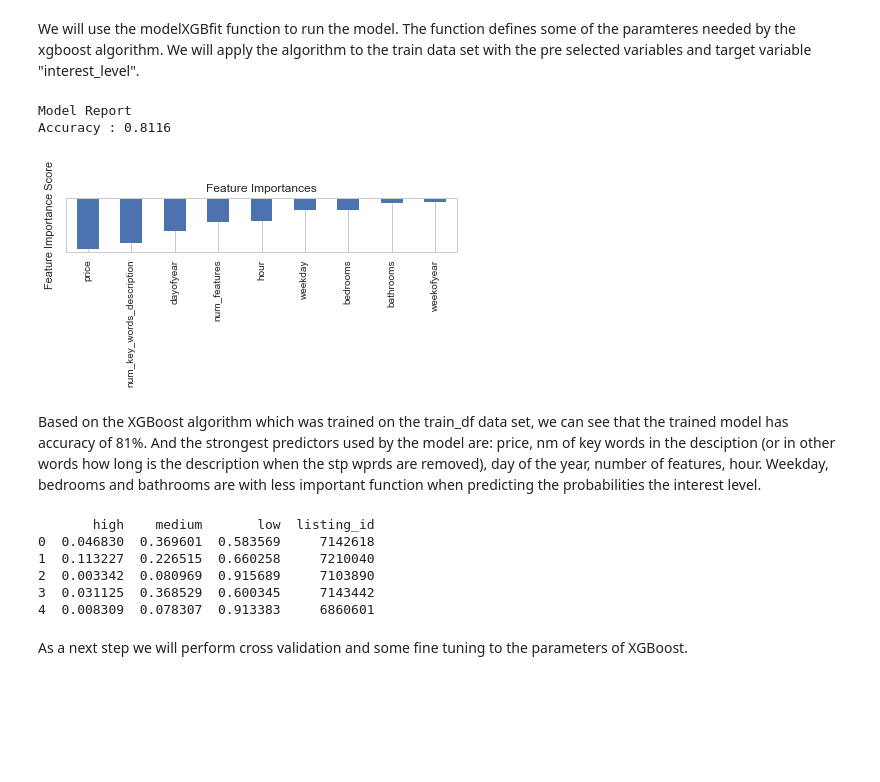
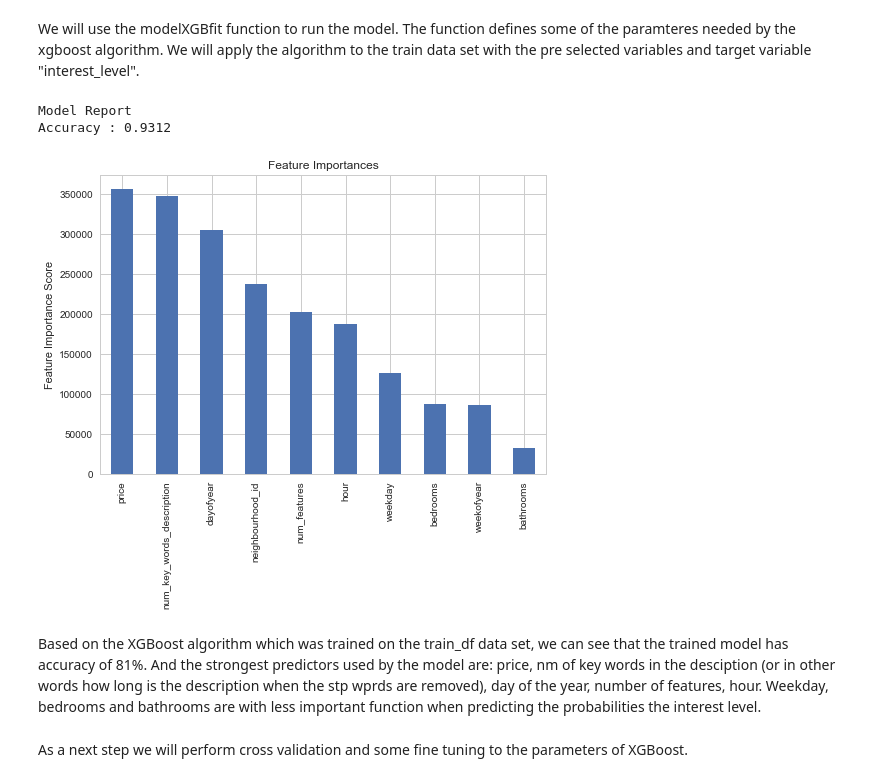
Before and after one commit to data-space/class-rent, a Jupyter notebook: XGBoost algorithm - Sev Lazarova.ipynb, the cells around one changed output. Saved outputs shown, nothing was run; the diff lists cells and outputs as text; code cells hidden in the pictures; blank space fills up the shorter version.

```diff
--- a/XGBoost algorithm - Sev Lazarova.ipynb
+++ b/XGBoost algorithm - Sev Lazarova.ipynb
@@ -90,3 +90,13 @@ for num in range(0, test_df.shape[0]):
         neighbourhood_ls += ["Other"]
 
 test_df['neighbourhood'] = pd.Series(neighbourhood_ls, index=test_df.index)
+# %%
+unique_neighbourhoods_arr = np.sort(test_df['neighbourhood'].unique())
+unique_neighbourhoods_dict = dict(enumerate(np.sort(unique_neighbourhoods_arr)))
+#unique_neighbourhoods_dict.iteritems()
+unique_neighbourhoods_dict = dict((y,x) for (x,y) in unique_neighbourhoods_dict.items())
+#print(unique_neighbourhoods_dict)
+train_df['neighbourhood_id'] = train_df['neighbourhood'].map(unique_neighbourhoods_dict)
+test_df['neighbourhood_id'] = test_df['neighbourhood'].map(unique_neighbourhoods_dict)
+
+print(train_df.shape)
@@ -197,15 +218,15 @@ def modelXGBfit(alg, train_df, test_df, predictors, target, target_num_map, cv_f
 We will use the modelXGBfit function to run the model. The function defines some of the paramteres needed by the xgboost algorithm. We will apply the algorithm to the train data set with the pre selected variables and target variable "interest_level".
 # %%
 selected_vars  = ["bathrooms", "bedrooms", "price", "num_features", "num_key_words_description",
-                   "dayofyear", "weekofyear", "weekday", "hour"]
+                   "dayofyear", "weekofyear", "weekday", "hour", "neighbourhood_id"]
 target = "interest_level"
 target_num_map = {'high':0, 'medium':1, 'low':2}
 
 test_prediction, test_predprob, alg = modelXGBfit (alg, train_df, test_df, selected_vars, target, target_num_map)
 # %% [output]
 Model Report
-Accuracy : 0.8116
+Accuracy : 0.9312
-[figure, old version]
+[figure, new version]
 # %% [markdown]
 Based on the XGBoost algorithm which was trained on the train_df data set, we can see that the trained model has accuracy of 81%. And the strongest predictors used by the model are: price, nm of key words in the desciption (or in other words how long is the description when the stp wprds are removed), day of the year, number of features, hour. Weekday, bedrooms and bathrooms are with less important function when predicting the probabilities the interest level.
 # %%
@@ -213,13 +234,6 @@ out_df = pd.DataFrame(test_predprob)
 out_df.columns = ["high", "medium", "low"]
 out_df["listing_id"] = test_df.listing_id.values
 print(out_df.head())
-# %% [output]
-       high    medium       low  listing_id
-0  0.046830  0.369601  0.583569     7142618
-1  0.113227  0.226515  0.660258     7210040
-2  0.003342  0.080969  0.915689     7103890
-3  0.031125  0.368529  0.600345     7143442
-4  0.008309  0.078307  0.913383     6860601
 # %% [markdown]
 As a next step we will perform cross validation and some fine tuning to the parameters of XGBoost.
 # %% [markdown]
```
Also changed, not shown: parts of 3 cells of this notebook.
